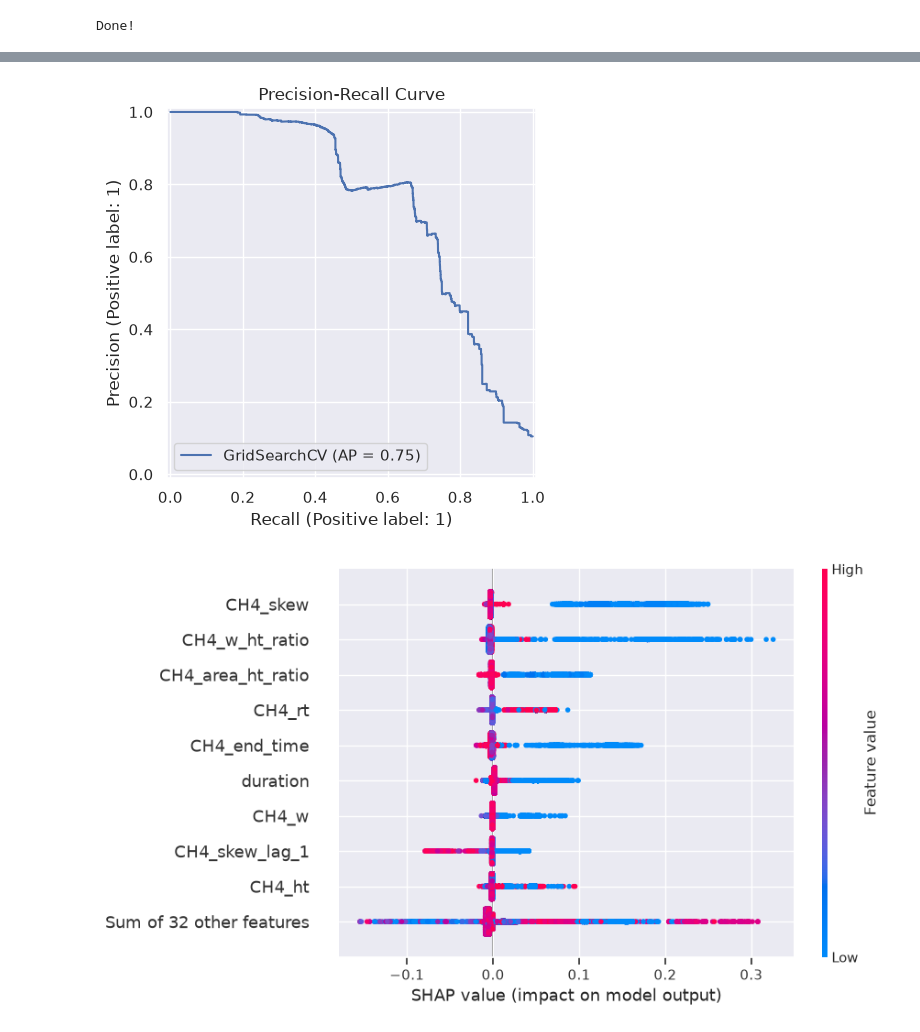
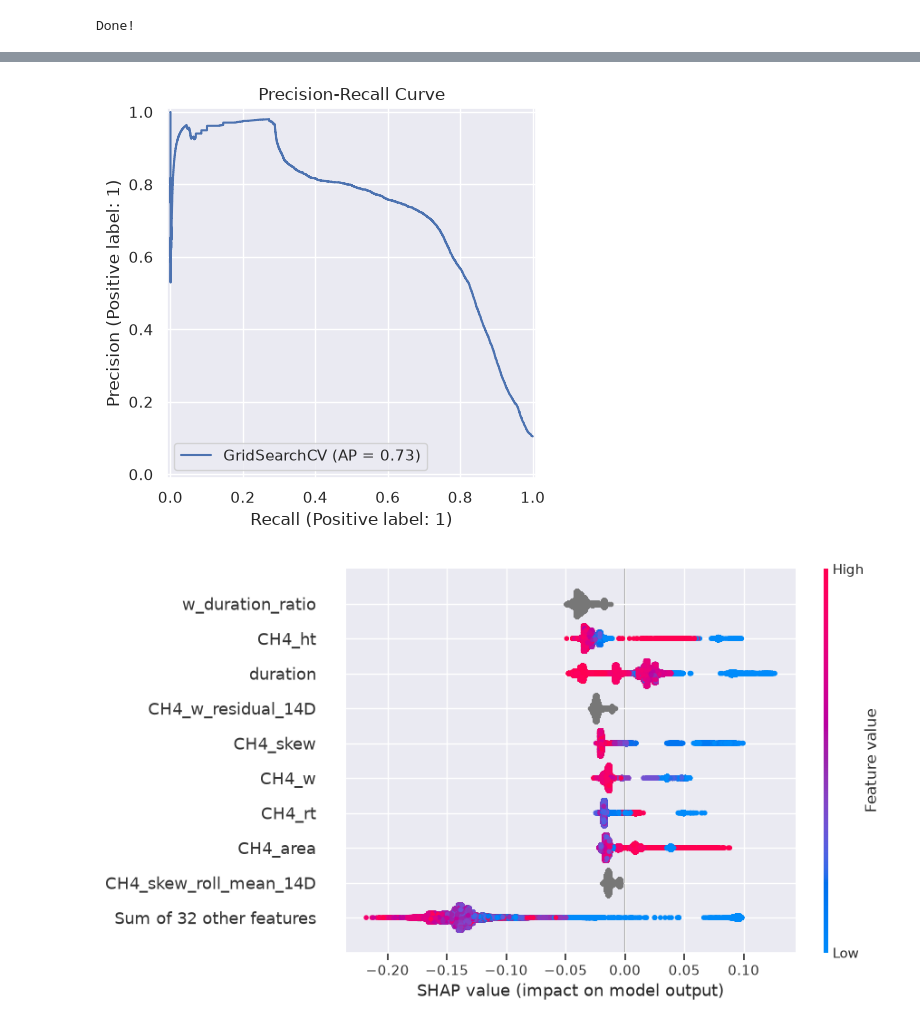
Before and after one commit to mcodcatyu/research_project, a Jupyter notebook: mhd/gridsearch.ipynb, the cells around one changed output, grey strips where cells are left out. Drawn from its saved outputs; the diff is of its cells as text; code cells hidden in the pictures.

Commit message:
gridsearch parameter v2 attempt

```diff
--- a/mhd/gridsearch.ipynb
+++ b/mhd/gridsearch.ipynb
@@ -39,7 +39,7 @@ class TSFE(BaseEstimator, TransformerMixin):
     def _fill_Nan(self, df, feature_col):
         df = df.copy()
         for i in feature_col:
-            df[i] = df[i].ffill()
+            df[i] = df[i].ffill().bfill()
         return df
     # ============
     def _ratio_featutre_gen(self, df):
@@ -165,15 +165,18 @@ import shap
 
 pipe_rnd = Pipeline([
     ('tsfe', TSFE(feature_cols=feature_cols, feature_config=feature_config)),
-    ('scl', StandardScaler()),
-    ('clf', RandomForestClassifier(n_estimators=10))
+    #('scl', StandardScaler()),
+    ('clf', RandomForestClassifier())
 ])
 param_grid = {
-    'clf__n_estimators': [10, 50, 100],
-    'clf__max_depth': [5, 10, 15]
+    'clf__n_estimators': [100, 200],
+    'clf__max_depth': [10, 15],
+    'clf__class_weight':['balanced'],
+    'clf__min_samples_leaf':[1,2,3],
+    'clf__max_features':['sqrt']
 }
 # %%
-grid = GridSearchCV(estimator=pipe_rnd, param_grid = param_grid, cv=tscv,  scoring='f1')
+grid = GridSearchCV(estimator=pipe_rnd, param_grid = param_grid, cv=tscv,  scoring='average_precision')
 grid.fit(X_train, y_train)
 # %% [output]
 GridSearchCV(cv=TimeSeriesSplit(gap=0, max_train_size=None, n_splits=5, test_size=None),
@@ -237,25 +240,25 @@ PrecisionRecallDisplay.from_estimator(grid, X_test, y_test)
 plt.title('Precision-Recall Curve')
 plt.show()
 # %% [output]
-[figure, old version]
+[figure, new version]
 # %%
 
 #============= SHAP
 best_pipeline = grid.best_estimator_
 final_rf_model = best_pipeline.named_steps['clf']
 
 
-X_test_transformed = best_pipeline.named_steps['scl'].transform(
-    best_pipeline.named_steps['tsfe'].transform(X_test)
-)
+#X_test_transformed = best_pipeline.named_steps['scl'].transform(
+#    best_pipeline.named_steps['tsfe'].transform(X_test)
+#)
 
 X_tsfe_demo = best_pipeline.named_steps['tsfe'].transform(X_test.head(2))
 feature_names = X_tsfe_demo.columns
 
-X_test_transformed_df = pd.DataFrame(X_test_transformed, columns =feature_names)
+X_test_transformed_df = pd.DataFrame(X_test, columns =feature_names)
 explainer = shap.TreeExplainer(final_rf_model)
 shap_values = explainer(X_test_transformed_df)
 
 shap.plots.beeswarm(shap_values[:, :, 1]) # label1 = 1
 # %% [output]
-[figure, old version]
+[figure, new version]
```
Also changed, not shown: parts of 5 cells of this notebook, 1 other file.
